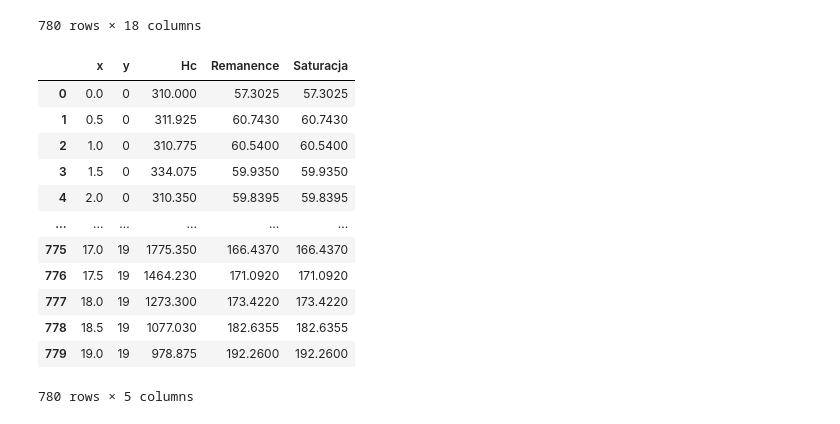
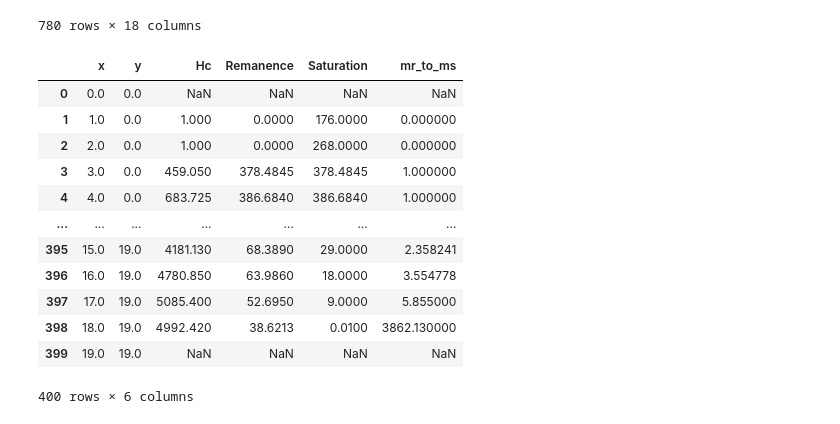
Before and after one commit to LukaszFrackowiak/PyHist, a Jupyter notebook: Pyhist.ipynb, the cells around one changed output. Cells and saved outputs as stored; diff of their text form; code cells hidden in the pictures.

```diff
--- a/Pyhist.ipynb
+++ b/Pyhist.ipynb
@@ -384,7 +384,7 @@ c.to_excel('5776_poprawka.xls')
 # %%
 a = pd.read_excel('6810_final.xlsx')
 lista6810 = a.iloc[:,0:5]
-lista5776 = a.iloc[:,13:18]
+lista5776 = a.iloc[:400,13:18]
 lista5776.columns = ['x','y','Hc','Remanence','Saturation']
 # %%
 a
@@ -403,20 +403,23 @@ a
 | 779 | 19.0 | 19 | 978.875 | 192.2600 | 192.2600 | NaN | NaN | NaN | NaN | ... |
 780 rows × 18 columns
 # %%
-lista6810
+lista6810['mr_to_ms']=lista6810.Remanence/lista6810.Saturacja
+lista5776['mr_to_ms']=lista5776.Remanence/lista5776.Saturation
-# %% [output]
-|  | x | y | Hc | Remanence | Saturacja |
-| 0 | 0.0 | 0 | 310.000 | 57.3025 | 57.3025 |
-| 1 | 0.5 | 0 | 311.925 | 60.7430 | 60.7430 |
-| 2 | 1.0 | 0 | 310.775 | 60.5400 | 60.5400 |
-| 3 | 1.5 | 0 | 334.075 | 59.9350 | 59.9350 |
-| 4 | 2.0 | 0 | 310.350 | 59.8395 | 59.8395 |
-| ... | ... | ... | ... | ... | ... |
-| 775 | 17.0 | 19 | 1775.350 | 166.4370 | 166.4370 |
-| 776 | 17.5 | 19 | 1464.230 | 171.0920 | 171.0920 |
-| 777 | 18.0 | 19 | 1273.300 | 173.4220 | 173.4220 |
-| 778 | 18.5 | 19 | 1077.030 | 182.6355 | 182.6355 |
-| 779 | 19.0 | 19 | 978.875 | 192.2600 | 192.2600 |
-780 rows × 5 columns
+# %%
+lista5776.iloc[:400,:]
+# %% [output]
+|  | x | y | Hc | Remanence | Saturation | mr_to_ms |
+| 0 | 0.0 | 0.0 | NaN | NaN | NaN | NaN |
+| 1 | 1.0 | 0.0 | 1.000 | 0.0000 | 176.0000 | 0.000000 |
+| 2 | 2.0 | 0.0 | 1.000 | 0.0000 | 268.0000 | 0.000000 |
+| 3 | 3.0 | 0.0 | 459.050 | 378.4845 | 378.4845 | 1.000000 |
+| 4 | 4.0 | 0.0 | 683.725 | 386.6840 | 386.6840 | 1.000000 |
+| ... | ... | ... | ... | ... | ... | ... |
+| 395 | 15.0 | 19.0 | 4181.130 | 68.3890 | 29.0000 | 2.358241 |
+| 396 | 16.0 | 19.0 | 4780.850 | 63.9860 | 18.0000 | 3.554778 |
+| 397 | 17.0 | 19.0 | 5085.400 | 52.6950 | 9.0000 | 5.855000 |
+| 398 | 18.0 | 19.0 | 4992.420 | 38.6213 | 0.0100 | 3862.130000 |
+| 399 | 19.0 | 19.0 | NaN | NaN | NaN | NaN |
+400 rows × 6 columns
 # %%
 def df_reshape(lista):
```
Also changed, not shown: parts of 8 cells of this notebook.
